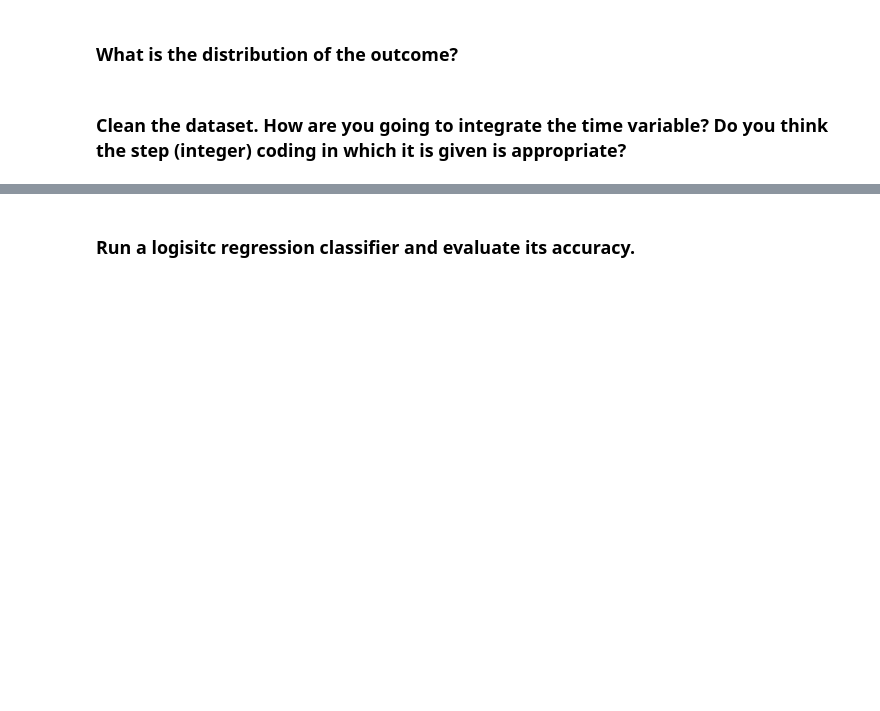
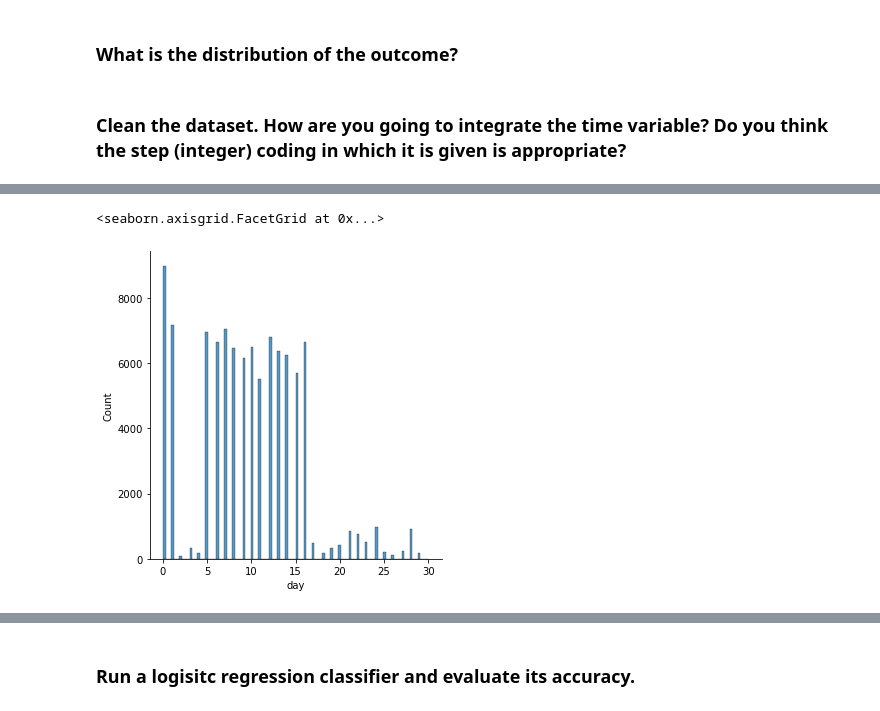
Before and after one commit to ta-data-lis/lab-imbalance, a Jupyter notebook: your-code/lab_imbalance.ipynb, the cells around one changed output, grey strips where cells are left out. Drawn from its saved outputs; the diff is of its cells as text; code cells hidden in the pictures; blank space fills up the shorter version.

```diff
--- a/your-code/lab_imbalance.ipynb
+++ b/your-code/lab_imbalance.ipynb
@@ -13,0 +31,6 @@ Like we disussed in class, when we have noisy data, if we are not careful, we ca
+# %%
+# importing the data
+df = pd.read_csv('archive.zip')
+# %%
+# taking a small sample
+df = df.sample(n=100000)
@@ -21,0 +90,10 @@ Like we disussed in class, when we have noisy data, if we are not careful, we ca
+# %%
+# Your code here
+# the documentation tells me the unit is hours.
+# I'll transform it into amount of days as well, and I'll transform that into months
+
+def nr_days(hours):
+    return hours//24
+
+df['day'] = df['step'].apply(nr_days)
+df.head()
@@ -21,0 +107,5 @@ Like we disussed in class, when we have noisy data, if we are not careful, we ca
+# %%
+sns.displot(df, x='day')
+# %% [output]
+<seaborn.axisgrid.FacetGrid at 0x...>
+[figure, added]
```
Also changed, not shown: parts of 39 cells of this notebook.
